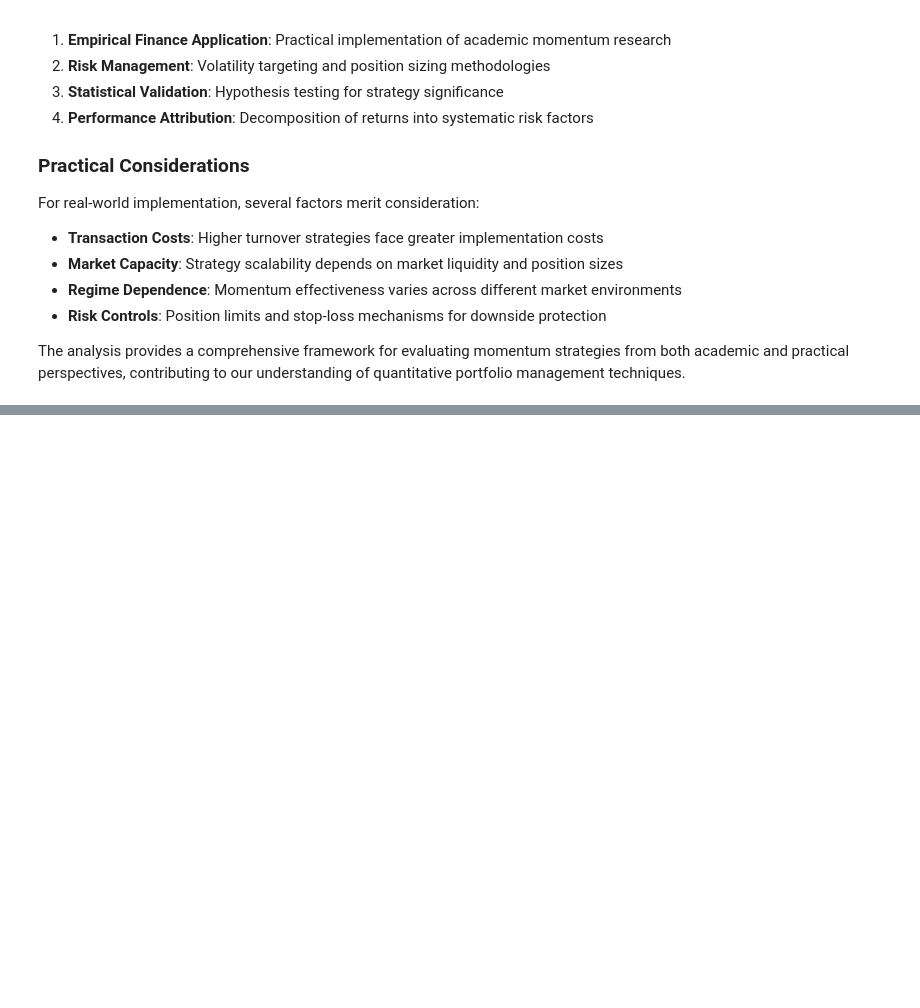
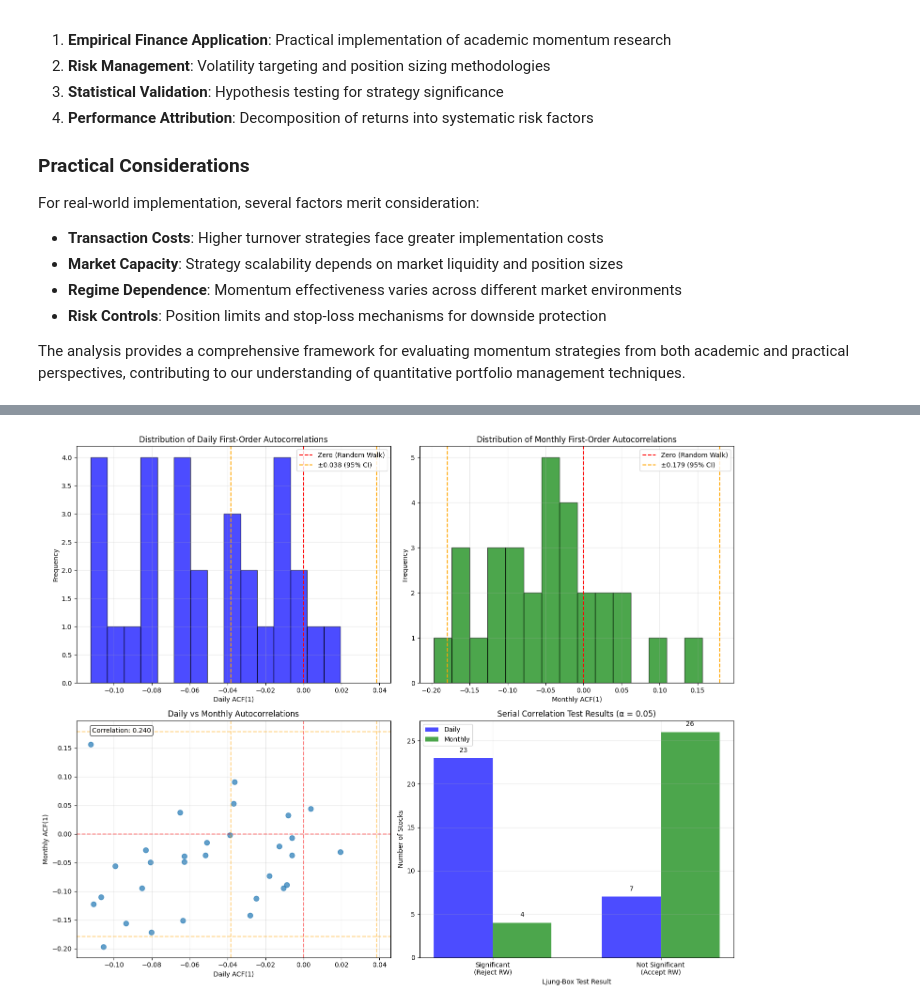
Before and after one commit to noahbergmannandersen/Quant, a Jupyter notebook: sp500v2 (1).ipynb, the cells around one changed output, grey strips where cells are left out. Drawn from its saved outputs; the diff is of its cells as text; code cells hidden in the pictures; blank space fills up the shorter version.

```diff
--- a/sp500v2 (1).ipynb
+++ b/sp500v2 (1).ipynb
@@ -4008,0 +4072,17 @@ The analysis provides a comprehensive framework for evaluating momentum strategi
+# %%
+# Create monthly returns by aggregating daily returns
+# Convert daily returns to monthly by summing (since we're using log returns)
+stock_returns_monthly = stock_returns_daily.groupby(pd.Grouper(freq='M')).sum()
+
+# Remove months with too few observations (less than 15 trading days)
+monthly_obs_count = stock_returns_daily.groupby(pd.Grouper(freq='M')).count()
+valid_months = monthly_obs_count.min(axis=1) >= 15
+stock_returns_monthly = stock_returns_monthly[valid_months]
+
+print(f"Monthly returns data shape: {stock_returns_monthly.shape}")
+print(f"Period: {stock_returns_monthly.index.min().strftime('%Y-%m')} to {stock_returns_monthly.index.max().strftime('%Y-%m')}")
+print(f"Number of months: {len(stock_returns_monthly)}")
+
+# Display basic statistics for monthly returns
+print("\nBasic Statistics for Monthly Returns:")
+print(stock_returns_monthly.describe())
@@ -4008,0 +4193,3 @@ The analysis provides a comprehensive framework for evaluating momentum strategi
+# %%
+# Perform ACF/PACF analysis for monthly returns
+monthly_results = analyze_acf_pacf(stock_returns_monthly, "Monthly", max_lags=12)
@@ -4008,0 +4365,75 @@ The analysis provides a comprehensive framework for evaluating momentum strategi
+# %%
+# Create visualization of ACF results
+fig, ((ax1, ax2), (ax3, ax4)) = plt.subplots(2, 2, figsize=(15, 12))
+
+# Plot 1: Daily ACF(1) distribution
+ax1.hist(summary_df['Daily_ACF1'], bins=15, alpha=0.7, color='blue', edgecolor='black')
+ax1.axvline(0, color='red', linestyle='--', label='Zero (Random Walk)')
+ax1.axvline(se_daily, color='orange', linestyle='--', label=f'±{se_daily:.3f} (95% CI)')
+ax1.axvline(-se_daily, color='orange', linestyle='--')
+ax1.set_xlabel('Daily ACF(1)')
+ax1.set_ylabel('Frequency')
+ax1.set_title('Distribution of Daily First-Order Autocorrelations')
+ax1.legend()
+ax1.grid(True, alpha=0.3)
+
+# Plot 2: Monthly ACF(1) distribution
+ax2.hist(summary_df['Monthly_ACF1'], bins=15, alpha=0.7, color='green', edgecolor='black')
+ax2.axvline(0, color='red', linestyle='--', label='Zero (Random Walk)')
+ax2.axvline(se_monthly, color='orange', linestyle='--', label=f'±{se_monthly:.3f} (95% CI)')
+ax2.axvline(-se_monthly, color='orange', linestyle='--')
+ax2.set_xlabel('Monthly ACF(1)')
+ax2.set_ylabel('Frequency')
+ax2.set_title('Distribution of Monthly First-Order Autocorrelations')
+ax2.legend()
+ax2.grid(True, alpha=0.3)
+
+# Plot 3: Daily vs Monthly ACF comparison
+ax3.scatter(summary_df['Daily_ACF1'], summary_df['Monthly_ACF1'], alpha=0.7, s=60)
+ax3.axhline(0, color='red', linestyle='--', alpha=0.5)
+ax3.axvline(0, color='red', linestyle='--', alpha=0.5)
+ax3.axhline(se_monthly, color='orange', linestyle='--', alpha=0.5)
+ax3.axhline(-se_monthly, color='orange', linestyle='--', alpha=0.5)
+ax3.axvline(se_daily, color='orange', linestyle='--', alpha=0.5)
+ax3.axvline(-se_daily, color='orange', linestyle='--', alpha=0.5)
+ax3.set_xlabel('Daily ACF(1)')
+ax3.set_ylabel('Monthly ACF(1)')
+ax3.set_title('Daily vs Monthly Autocorrelations')
+ax3.grid(True, alpha=0.3)
+
+# Add correlation coefficient
+corr_coef = summary_df['Daily_ACF1'].corr(summary_df['Monthly_ACF1'])
+ax3.text(0.05, 0.95, f'Correlation: {corr_coef:.3f}', transform=ax3.transAxes,
+         bbox=dict(boxstyle='round', facecolor='white', alpha=0.8))
+
+# Plot 4: P-values for Ljung-Box test
+width = 0.35
+x = np.arange(2)
+daily_significant = [significant_daily_lb, 30 - significant_daily_lb]
+monthly_significant = [significant_monthly_lb, 30 - significant_monthly_lb]
+
+ax4.bar(x - width/2, daily_significant, width, label='Daily', alpha=0.7, color='blue')
+ax4.bar(x + width/2, monthly_significant, width, label='Monthly', alpha=0.7, color='green')
+ax4.set_xlabel('Ljung-Box Test Result')
+ax4.set_ylabel('Number of Stocks')
+ax4.set_title('Serial Correlation Test Results (α = 0.05)')
+ax4.set_xticks(x)
+ax4.set_xticklabels(['Significant\n(Reject RW)', 'Not Significant\n(Accept RW)'])
+ax4.legend()
+ax4.grid(True, alpha=0.3)
+
+# Add numbers on bars
+for i, v in enumerate(daily_significant):
+    ax4.text(i - width/2, v + 0.5, str(v), ha='center', va='bottom')
+for i, v in enumerate(monthly_significant):
+    ax4.text(i + width/2, v + 0.5, str(v), ha='center', va='bottom')
+
+plt.tight_layout()
+plt.show()
+
+print("\nVisualization complete. The plots show:")
+print("1. Distribution of first-order autocorrelations for daily and monthly returns")
+print("2. Comparison between daily and monthly autocorrelations")
+print("3. Results of Ljung-Box tests for serial correlation")
+# %% [output]
+[figure, added]
```
Also changed, not shown: parts of 25 cells of this notebook.
